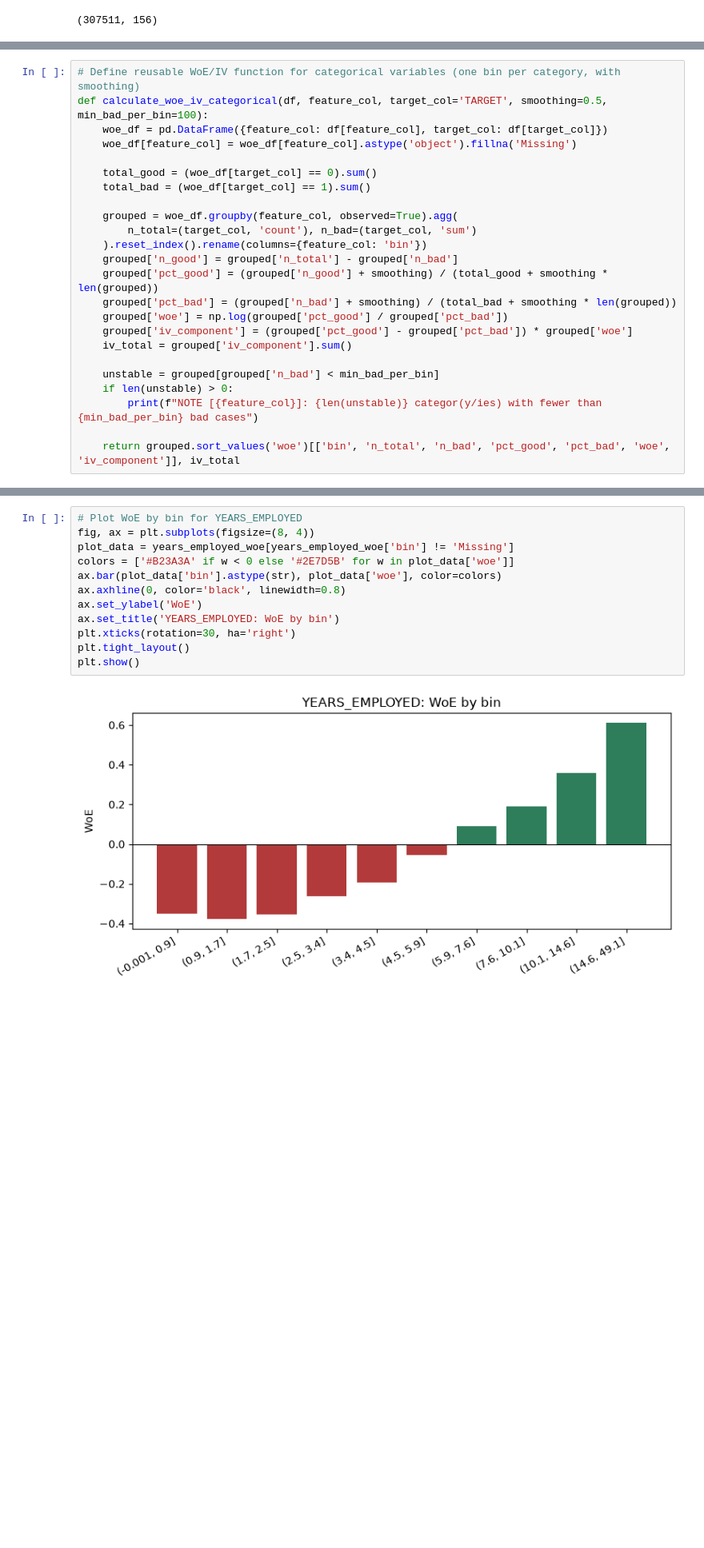
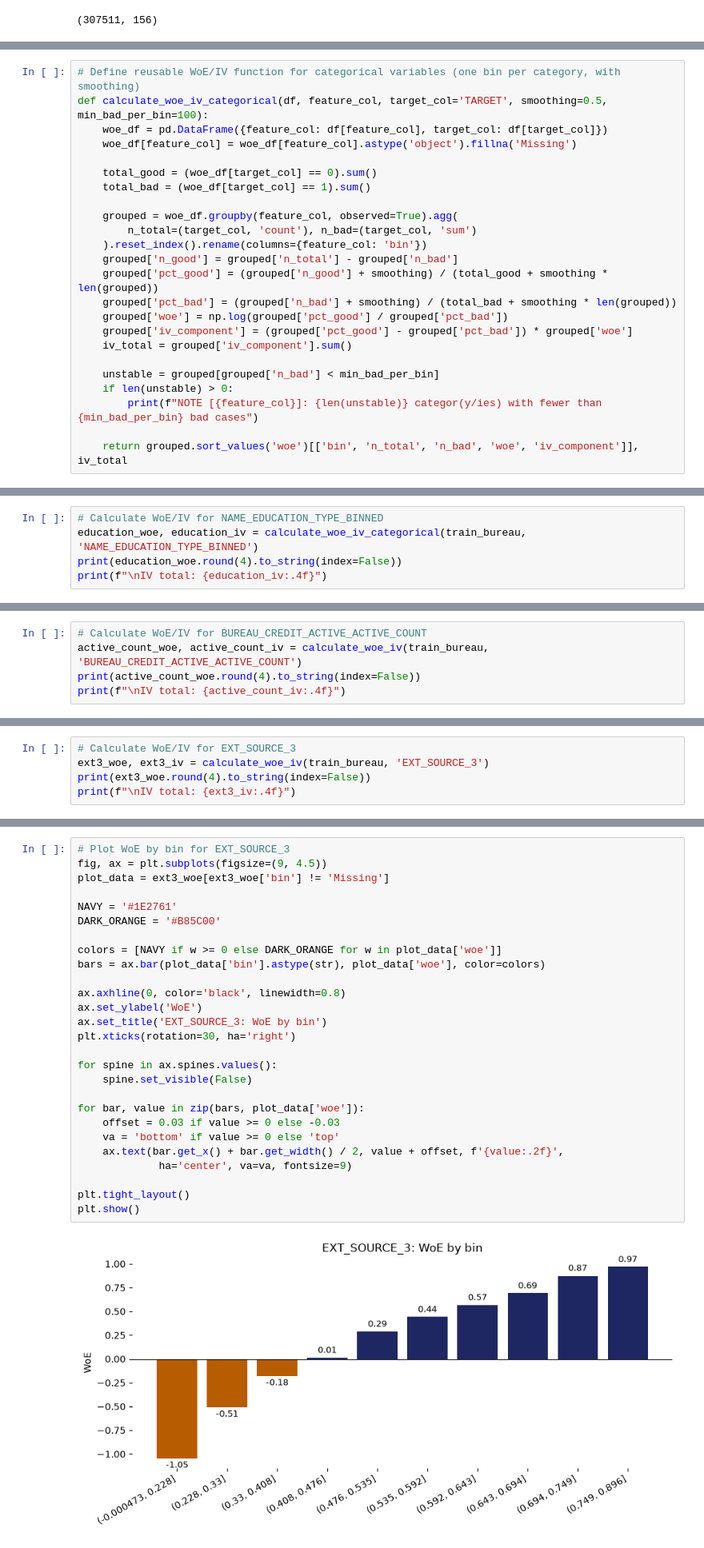
Before and after one commit to vitor-km/home-credit-default-risk, a Jupyter notebook: notebooks/05_presentation_tests.ipynb, the cells around one changed output, grey strips where cells are left out. Shown at 80% size. Drawn from its saved outputs; the diff is of its cells as text; blank space fills up the shorter version.

```diff
--- a/notebooks/05_presentation_tests.ipynb
+++ b/notebooks/05_presentation_tests.ipynb
@@ -82,7 +96,7 @@ def calculate_woe_iv_categorical(df, feature_col, target_col='TARGET', smoothing
     if len(unstable) > 0:
         print(f"NOTE [{feature_col}]: {len(unstable)} categor(y/ies) with fewer than {min_bad_per_bin} bad cases")
 
-    return grouped.sort_values('woe')[['bin', 'n_total', 'n_bad', 'pct_good', 'pct_bad', 'woe', 'iv_component']], iv_total
+    return grouped.sort_values('woe')[['bin', 'n_total', 'n_bad', 'woe', 'iv_component']], iv_total
 # %% [markdown]
 ## Example 1: Years employed (numeric, personal profile)
 
@@ -110,0 +185,5 @@ IV total: 0.1113
+# %%
+# Calculate WoE/IV for NAME_EDUCATION_TYPE_BINNED
+education_woe, education_iv = calculate_woe_iv_categorical(train_bureau, 'NAME_EDUCATION_TYPE_BINNED')
+print(education_woe.round(4).to_string(index=False))
+print(f"\nIV total: {education_iv:.4f}")
@@ -110,0 +236,5 @@ IV total: 0.1113
+# %%
+# Calculate WoE/IV for BUREAU_CREDIT_ACTIVE_ACTIVE_COUNT
+active_count_woe, active_count_iv = calculate_woe_iv(train_bureau, 'BUREAU_CREDIT_ACTIVE_ACTIVE_COUNT')
+print(active_count_woe.round(4).to_string(index=False))
+print(f"\nIV total: {active_count_iv:.4f}")
@@ -110,0 +307,5 @@ IV total: 0.1113
+# %%
+# Calculate WoE/IV for EXT_SOURCE_3
+ext3_woe, ext3_iv = calculate_woe_iv(train_bureau, 'EXT_SOURCE_3')
+print(ext3_woe.round(4).to_string(index=False))
+print(f"\nIV total: {ext3_iv:.4f}")
@@ -111,14 +327,29 @@ IV total: 0.1113
 # %%
-# Plot WoE by bin for YEARS_EMPLOYED
-fig, ax = plt.subplots(figsize=(8, 4))
-plot_data = years_employed_woe[years_employed_woe['bin'] != 'Missing']
-colors = ['#B23A3A' if w < 0 else '#2E7D5B' for w in plot_data['woe']]
-ax.bar(plot_data['bin'].astype(str), plot_data['woe'], color=colors)
+# Plot WoE by bin for EXT_SOURCE_3
+fig, ax = plt.subplots(figsize=(9, 4.5))
+plot_data = ext3_woe[ext3_woe['bin'] != 'Missing']
+
+NAVY = '#1E2761'
+DARK_ORANGE = '#B85C00'
+
+colors = [NAVY if w >= 0 else DARK_ORANGE for w in plot_data['woe']]
+bars = ax.bar(plot_data['bin'].astype(str), plot_data['woe'], color=colors)
+
 ax.axhline(0, color='black', linewidth=0.8)
 ax.set_ylabel('WoE')
-ax.set_title('YEARS_EMPLOYED: WoE by bin')
+ax.set_title('EXT_SOURCE_3: WoE by bin')
 plt.xticks(rotation=30, ha='right')
+
+for spine in ax.spines.values():
+    spine.set_visible(False)
+
+for bar, value in zip(bars, plot_data['woe']):
+    offset = 0.03 if value >= 0 else -0.03
+    va = 'bottom' if value >= 0 else 'top'
+    ax.text(bar.get_x() + bar.get_width() / 2, value + offset, f'{value:.2f}',
+             ha='center', va=va, fontsize=9)
+
 plt.tight_layout()
 plt.show()
 # %% [output]
-[figure, old version]
+[figure, new version]
```
Also changed, not shown: parts of 21 cells of this notebook, 2 other files.
